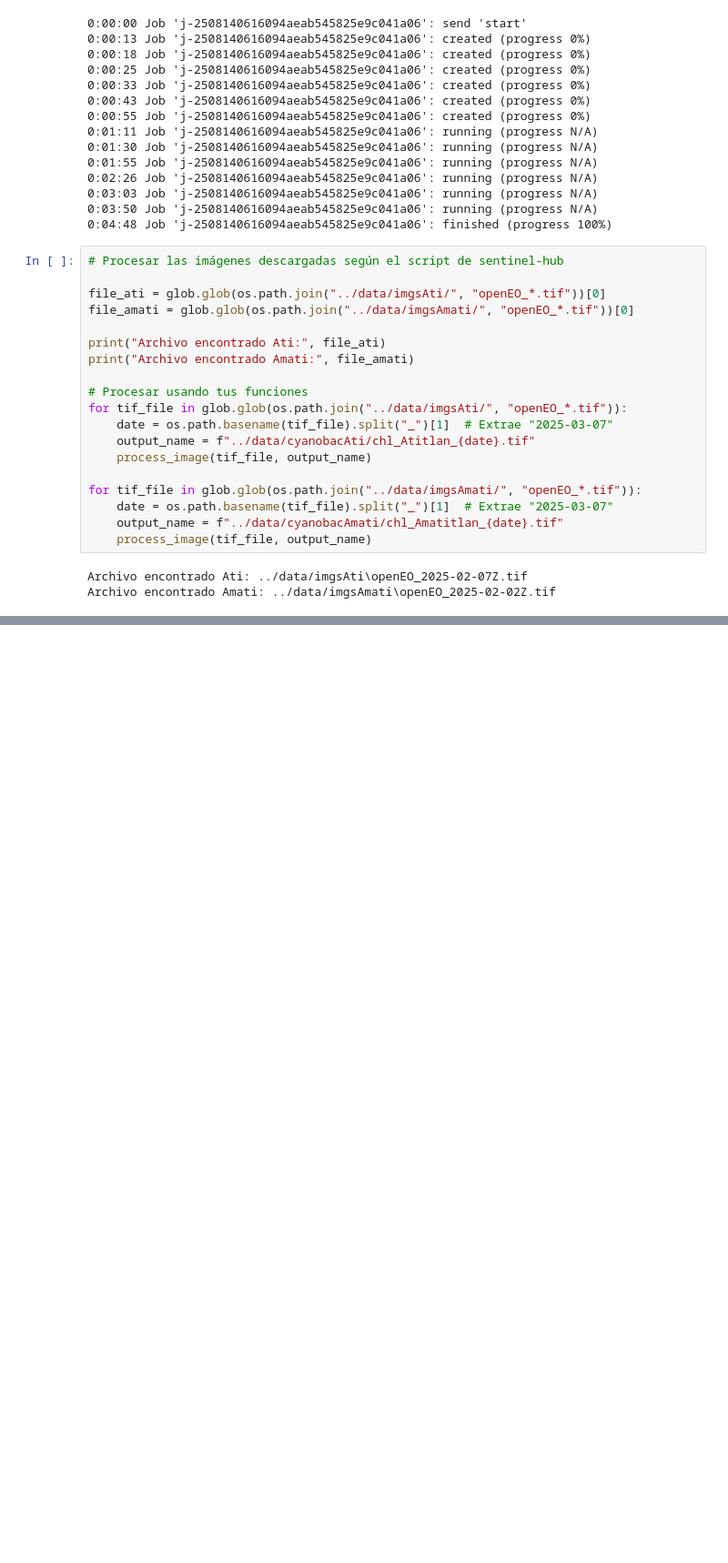
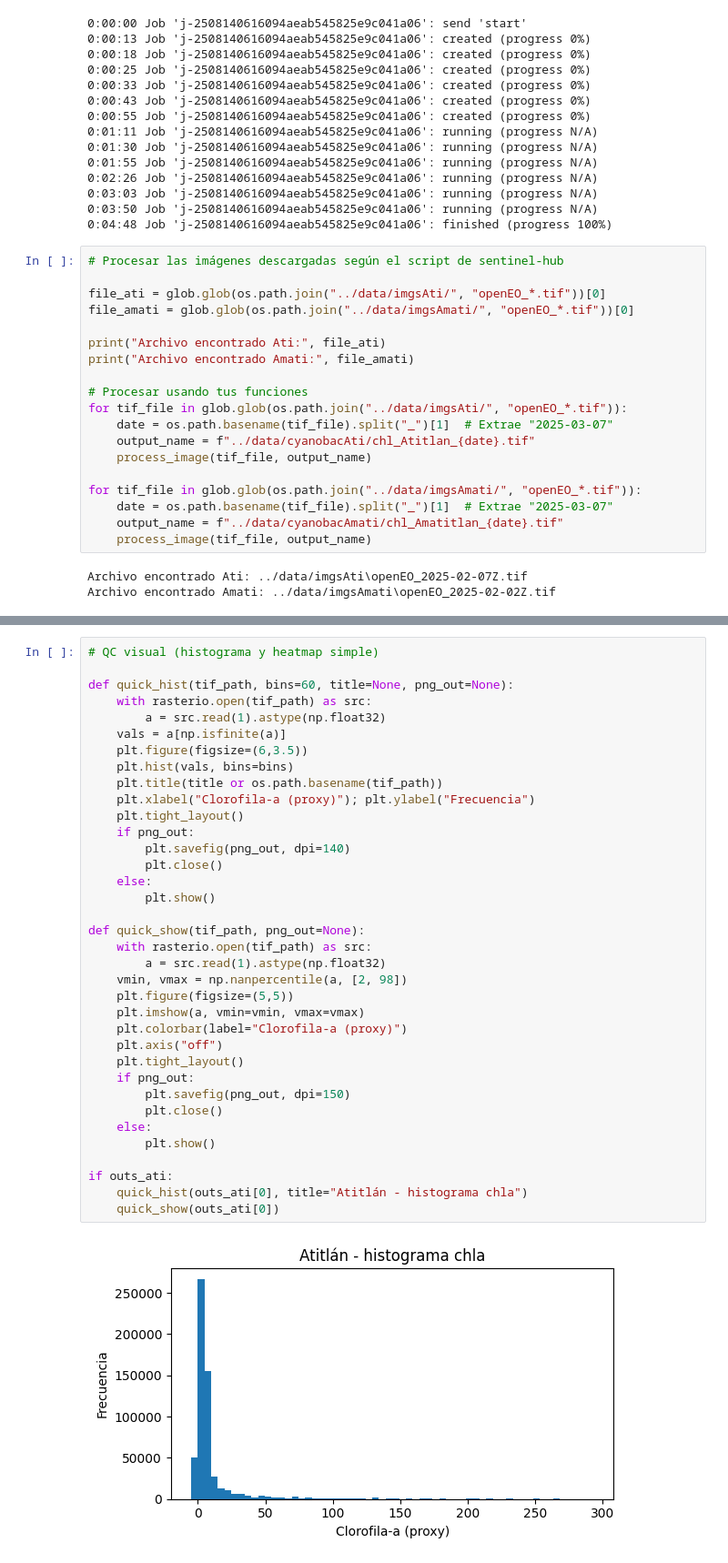
Before and after one commit to DiegoGarV/Lab4_DS, a Jupyter notebook: src/data.ipynb, the cells around one changed output, grey strips where cells are left out. Shown at 91% size. Drawn from its saved outputs; the diff is of its cells as text; blank space fills up the shorter version.

```diff
--- a/src/data.ipynb
+++ b/src/data.ipynb
@@ -247,0 +443,38 @@ Archivo encontrado Amati: ../data/imgsAmati\openEO_2025-02-02Z.tif
+# %%
+# QC visual (histograma y heatmap simple)
+
+def quick_hist(tif_path, bins=60, title=None, png_out=None):
+    with rasterio.open(tif_path) as src:
+        a = src.read(1).astype(np.float32)
+    vals = a[np.isfinite(a)]
+    plt.figure(figsize=(6,3.5))
+    plt.hist(vals, bins=bins)
+    plt.title(title or os.path.basename(tif_path))
+    plt.xlabel("Clorofila-a (proxy)"); plt.ylabel("Frecuencia")
+    plt.tight_layout()
+    if png_out:
+        plt.savefig(png_out, dpi=140)
+        plt.close()
+    else:
+        plt.show()
+
+def quick_show(tif_path, png_out=None):
+    with rasterio.open(tif_path) as src:
+        a = src.read(1).astype(np.float32)
+    vmin, vmax = np.nanpercentile(a, [2, 98])
+    plt.figure(figsize=(5,5))
+    plt.imshow(a, vmin=vmin, vmax=vmax)
+    plt.colorbar(label="Clorofila-a (proxy)")
+    plt.axis("off")
+    plt.tight_layout()
+    if png_out:
+        plt.savefig(png_out, dpi=150)
+        plt.close()
+    else:
+        plt.show()
+
+if outs_ati:
+    quick_hist(outs_ati[0], title="Atitlán - histograma chla")
+    quick_show(outs_ati[0])
+# %% [output]
+[figure, added]
```
Also changed, not shown: parts of 7 cells of this notebook, 47 other files.
